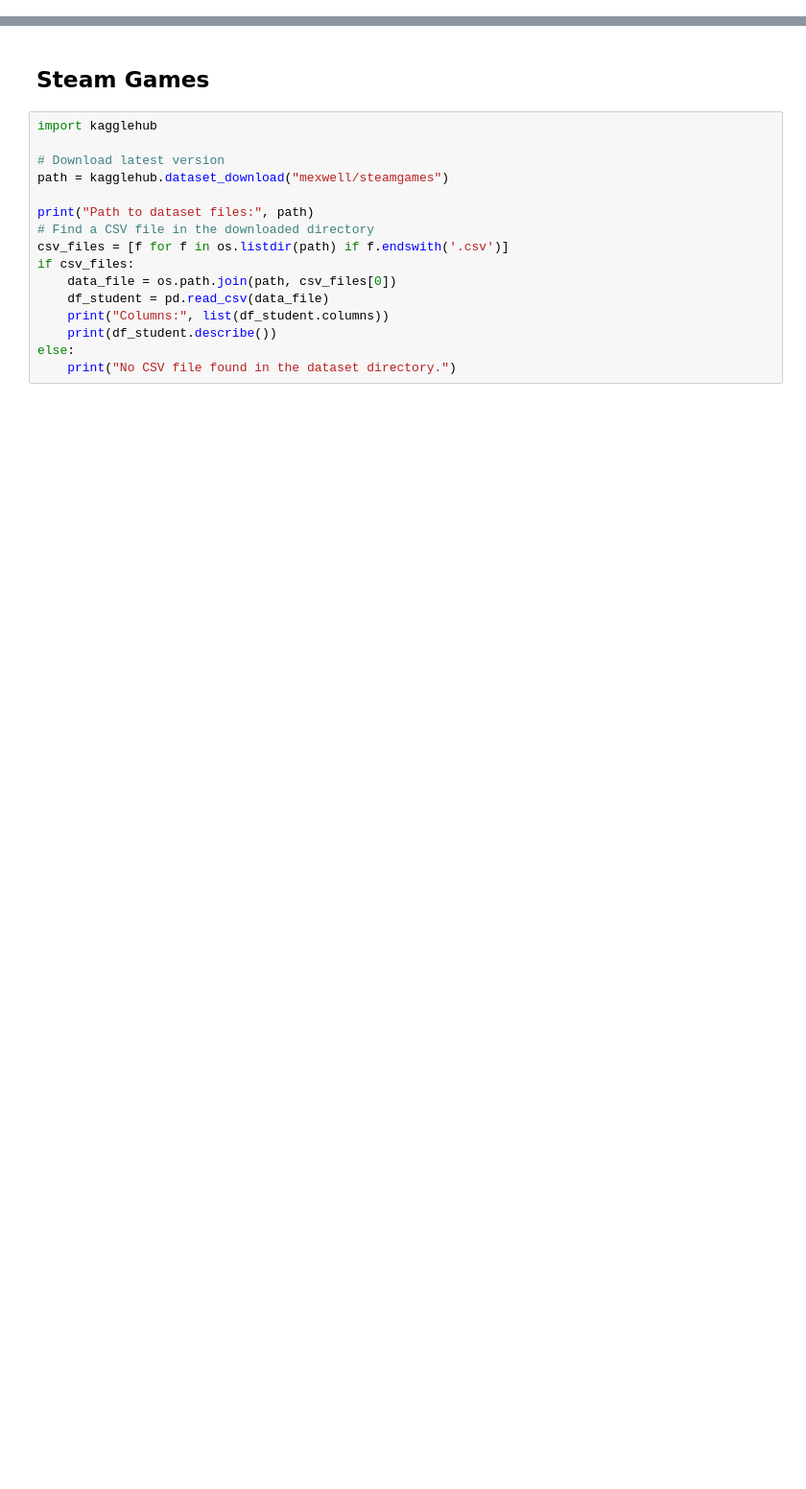
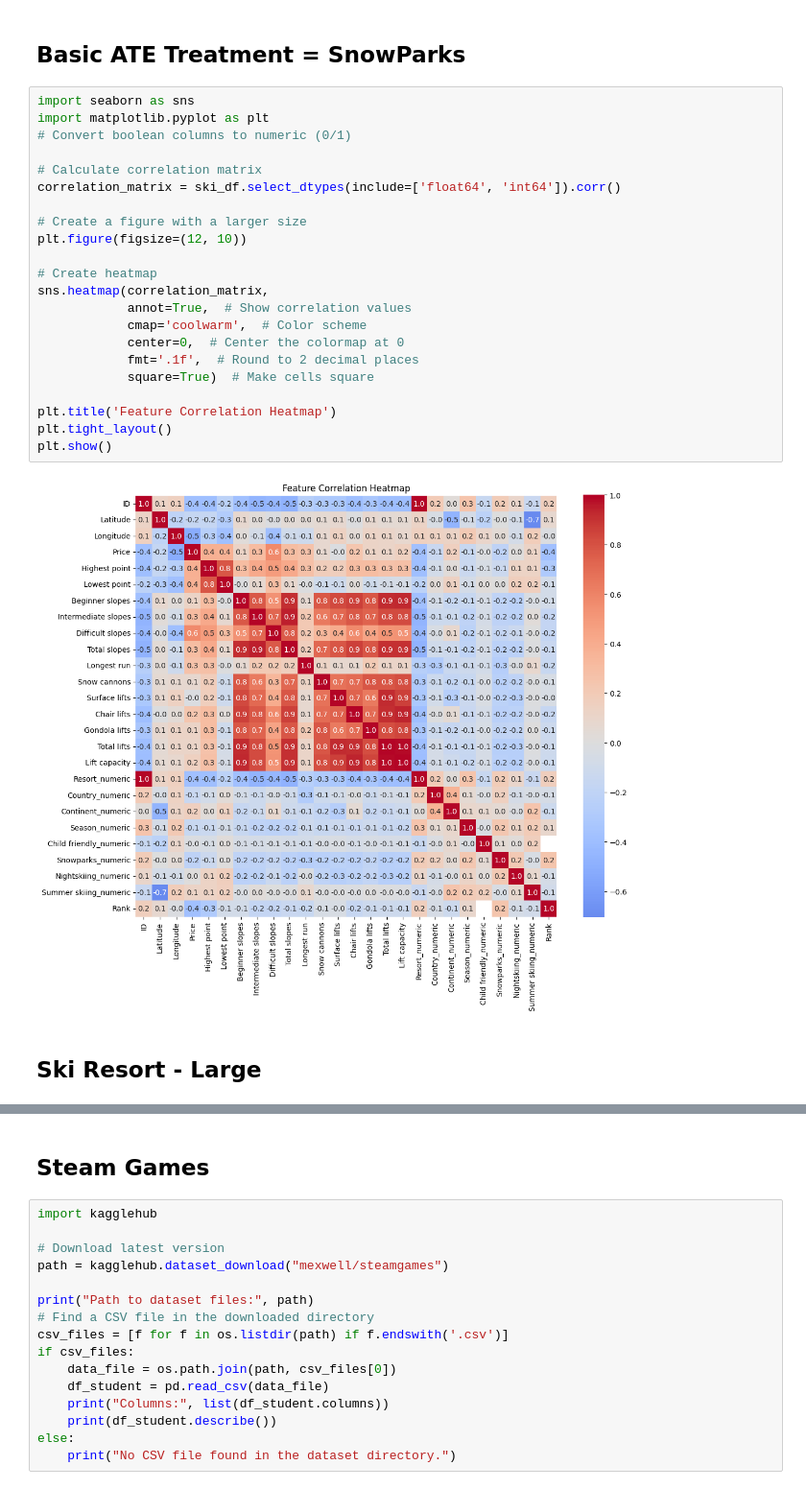
Before and after one commit to matansol/causal-inference-course, a Jupyter notebook: project/project.ipynb, the cells around one changed output, grey strips where cells are left out. Shown: that part at 96% size. Cells and saved outputs as stored; diff of their text form; blank space fills up the shorter version.

```diff
--- a/project/project.ipynb
+++ b/project/project.ipynb
@@ -55,0 +556,28 @@ plt.show()
+# %% [markdown]
+## Basic ATE Treatment = SnowParks
+# %%
+import seaborn as sns
+import matplotlib.pyplot as plt
+# Convert boolean columns to numeric (0/1)
+
+# Calculate correlation matrix
+correlation_matrix = ski_df.select_dtypes(include=['float64', 'int64']).corr()
+
+# Create a figure with a larger size
+plt.figure(figsize=(12, 10))
+
+# Create heatmap
+sns.heatmap(correlation_matrix,
+            annot=True,  # Show correlation values
+            cmap='coolwarm',  # Color scheme
+            center=0,  # Center the colormap at 0
+            fmt='.1f',  # Round to 2 decimal places
+            square=True)  # Make cells square
+
+plt.title('Feature Correlation Heatmap')
+plt.tight_layout()
+plt.show()
+# %% [output]
+[figure, added]
+# %% [markdown]
+## Ski Resort - Large
```
Also changed, not shown: parts of 39 cells of this notebook, 4 other files.
